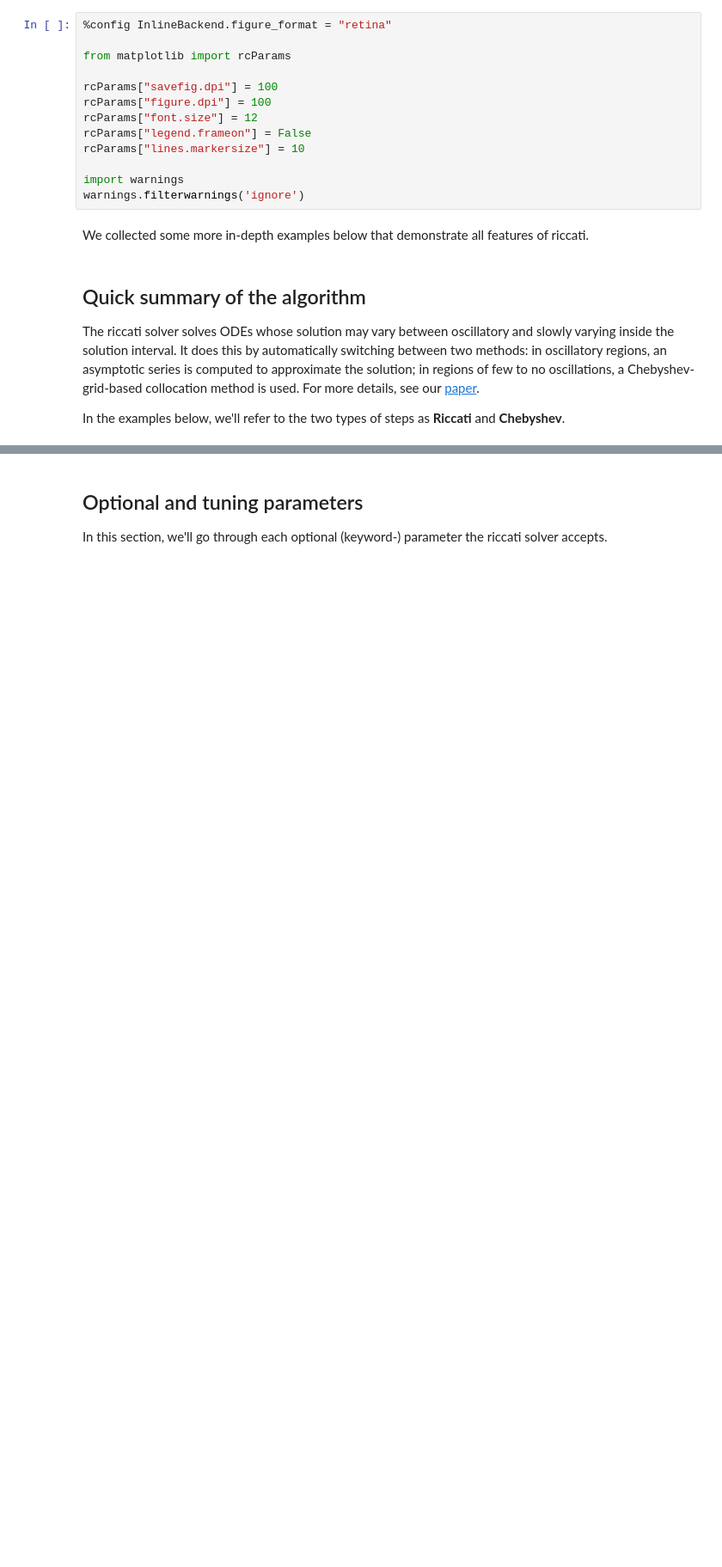
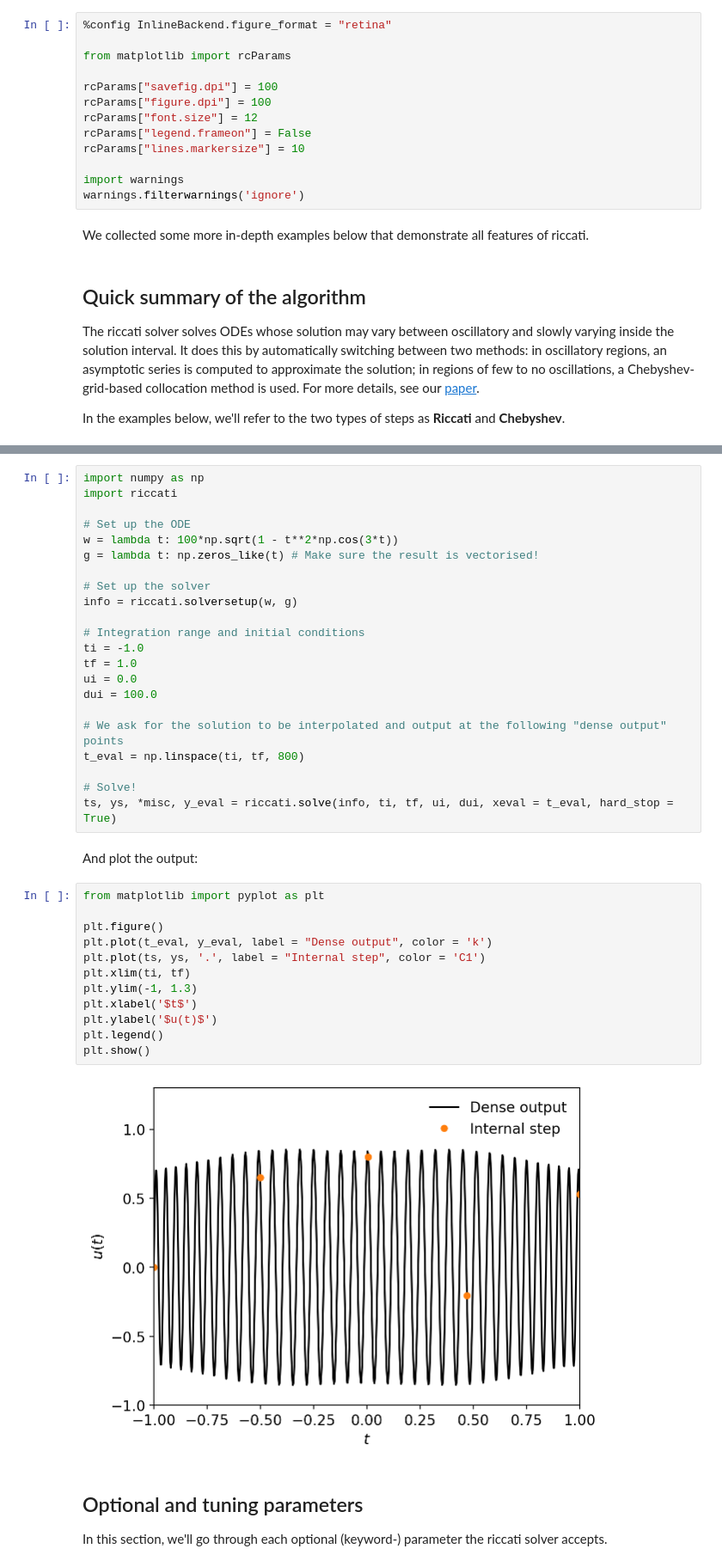
Before and after one commit to fruzsinaagocs/riccati, a Jupyter notebook: docs/examples.ipynb, the cells around one changed output, grey strips where cells are left out. Shown: that part at 86% size. Saved outputs shown, nothing was run; the diff lists cells and outputs as text; blank space fills up the shorter version.

```diff
--- a/docs/examples.ipynb
+++ b/docs/examples.ipynb
@@ -26,3 +30,41 @@ In the examples below, we'll refer to the two types of steps as **Riccati** and
+# %%
+import numpy as np
+import riccati
+
+# Set up the ODE
+w = lambda t: 100*np.sqrt(1 - t**2*np.cos(3*t))
+g = lambda t: np.zeros_like(t) # Make sure the result is vectorised!
+
+# Set up the solver
+info = riccati.solversetup(w, g)
+
+# Integration range and initial conditions
+ti = -1.0
+tf = 1.0
+ui = 0.0
+dui = 100.0
+
+# We ask for the solution to be interpolated and output at the following "dense output" points
+t_eval = np.linspace(ti, tf, 800)
+
+# Solve!
+ts, ys, *misc, y_eval = riccati.solve(info, ti, tf, ui, dui, xeval = t_eval, hard_stop = True)
+# %% [markdown]
+And plot the output:
+# %%
+from matplotlib import pyplot as plt
+
+plt.figure()
+plt.plot(t_eval, y_eval, label = "Dense output", color = 'k')
+plt.plot(ts, ys, '.', label = "Internal step", color = 'C1')
+plt.xlim(ti, tf)
+plt.ylim(-1, 1.3)
+plt.xlabel('$t$')
+plt.ylabel('$u(t)$')
+plt.legend()
+plt.show()
+# %% [output]
+[figure, added]
 # %% [markdown]
 ## Optional and tuning parameters
 
```
Also changed, not shown: parts of 12 cells of this notebook.
